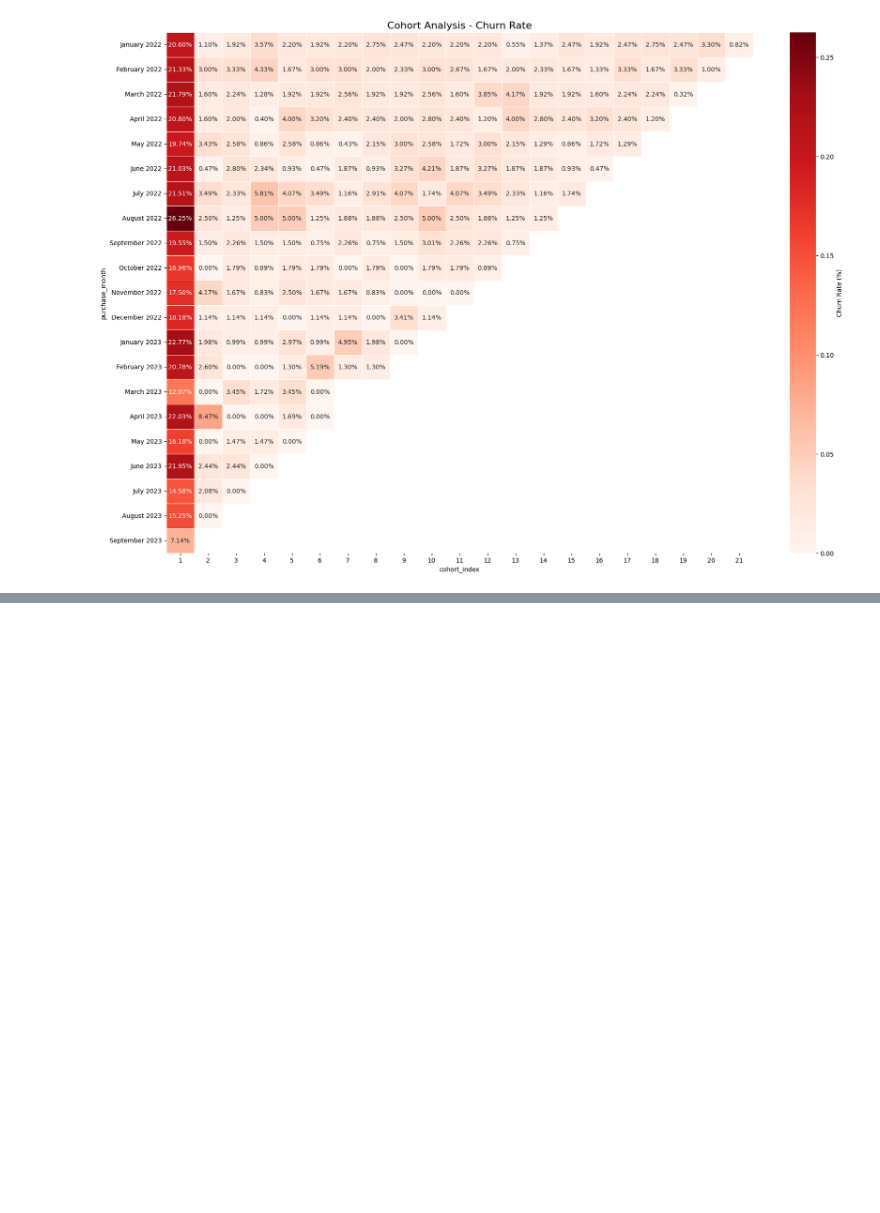
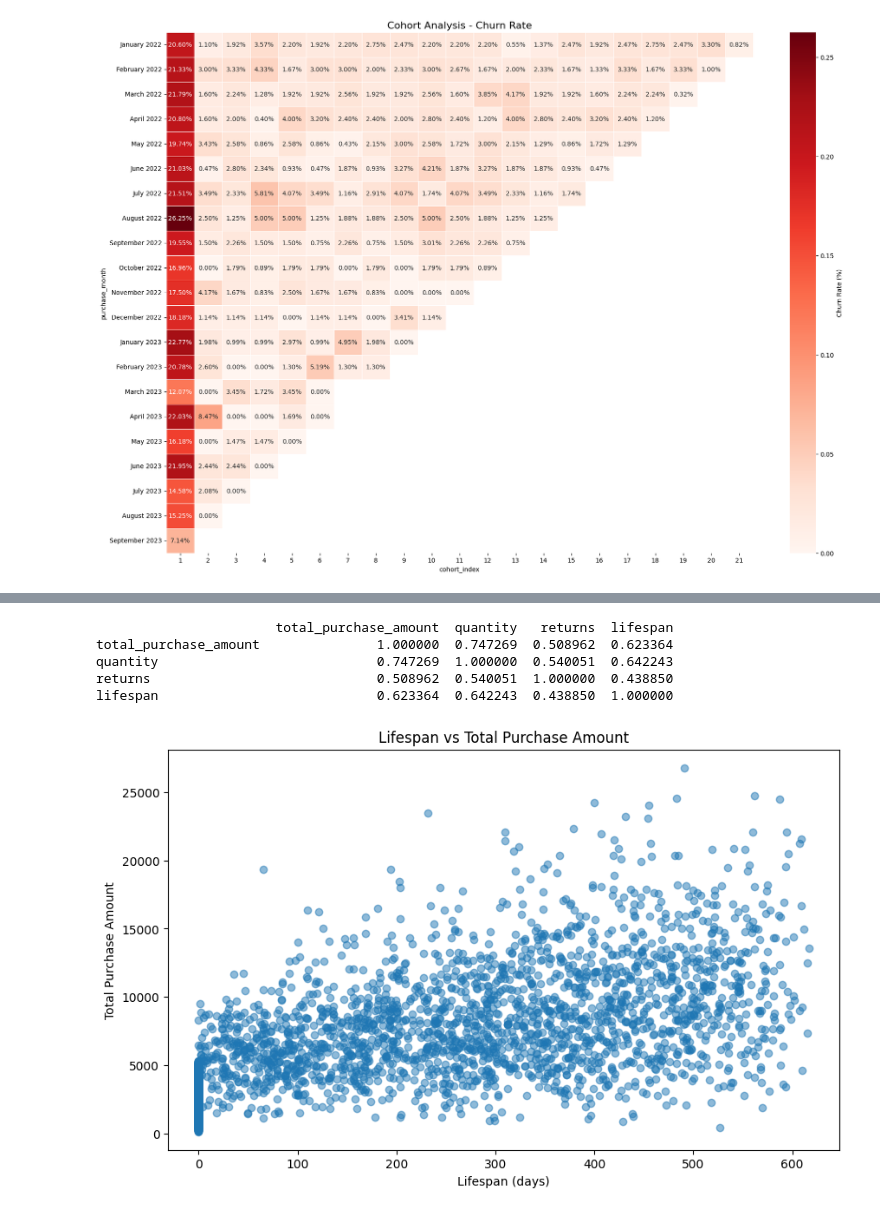
Before and after one commit to HyunsungRyu/e-commerce_cohort, a Jupyter notebook: cohort_over2022.ipynb, the cells around one changed output, grey strips where cells are left out. Cells and saved outputs as stored; diff of their text form; code cells hidden in the pictures; blank space fills up the shorter version.

```diff
--- a/cohort_over2022.ipynb
+++ b/cohort_over2022.ipynb
@@ -412,0 +498,26 @@ UFuncTypeError: ufunc 'subtract' cannot use operands with types dtype('<M8[ns]')
+# %%
+customer_summary = customer2022.groupby('customer_id').agg({
+    'total_purchase_amount': 'sum',
+    'quantity': 'sum',
+    'returns': 'sum'
+})
+customer_summary['lifespan'] = customer_lifespan
+
+# 유지 기간과 총 구매 금액 간 상관관계 확인
+correlation = customer_summary.corr()
+print(correlation)
+
+# 산점도 시각화
+plt.figure(figsize=(10, 6))
+plt.scatter(customer_summary['lifespan'], customer_summary['total_purchase_amount'], alpha=0.5)
+plt.title("Lifespan vs Total Purchase Amount")
+plt.xlabel("Lifespan (days)")
+plt.ylabel("Total Purchase Amount")
+plt.show()
+# %% [output]
+                       total_purchase_amount  quantity   returns  lifespan
+total_purchase_amount               1.000000  0.747269  0.508962  0.623364
+quantity                            0.747269  1.000000  0.540051  0.642243
+returns                             0.508962  0.540051  1.000000  0.438850
+lifespan                            0.623364  0.642243  0.438850  1.000000
+[figure, added]
```
Also changed, not shown: parts of 24 cells of this notebook.
